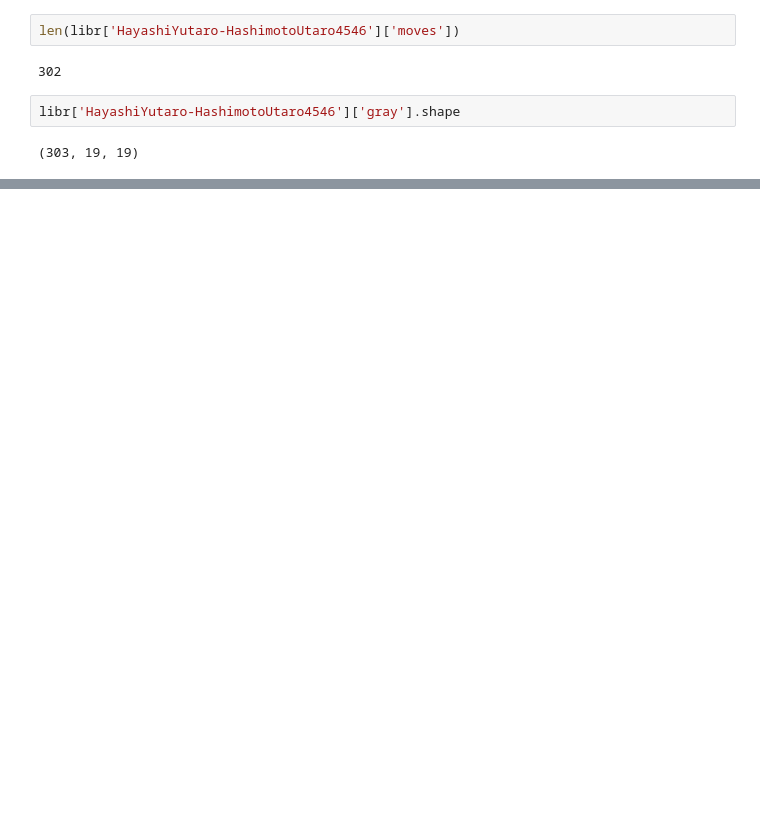
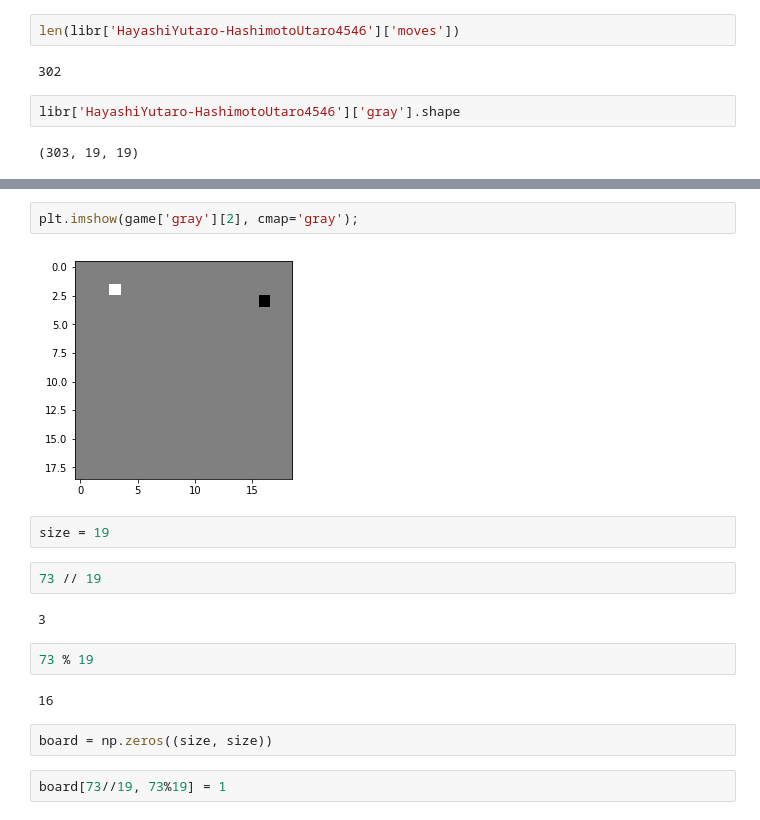
Before and after one commit to salvor7/GoFamiliar, a Jupyter notebook: notebooks/Make Grayscale.ipynb, the cells around one changed output, grey strips where cells are left out. Cells and saved outputs as stored; diff of their text form; blank space fills up the shorter version.

```diff
--- a/notebooks/Make Grayscale.ipynb
+++ b/notebooks/Make Grayscale.ipynb
@@ -85,0 +95,18 @@ libr['HayashiYutaro-HashimotoUtaro4546']['gray'].shape
+# %%
+plt.imshow(game['gray'][2], cmap='gray');
+# %% [output]
+[figure, added]
+# %%
+size = 19
+# %%
+73 // 19
+# %% [output]
+3
+# %%
+73 % 19
+# %% [output]
+16
+# %%
+board = np.zeros((size, size))
+# %%
+board[73//19, 73%19] = 1
```
Also changed, not shown: parts of 14 cells of this notebook, 2 other files.
